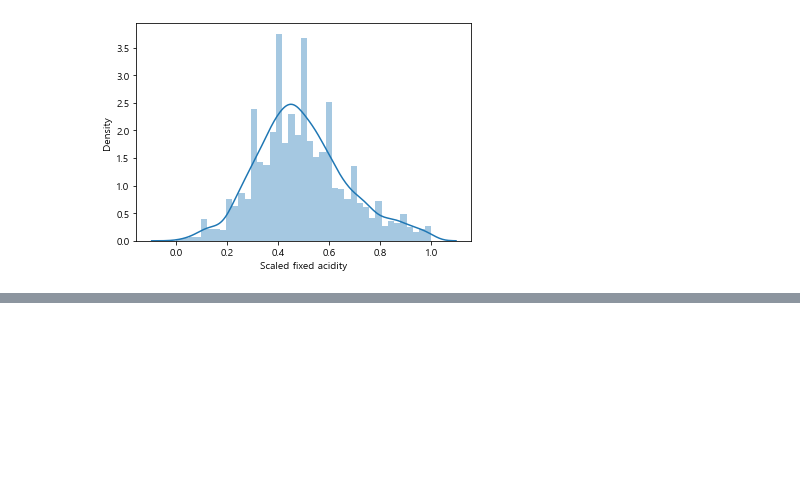
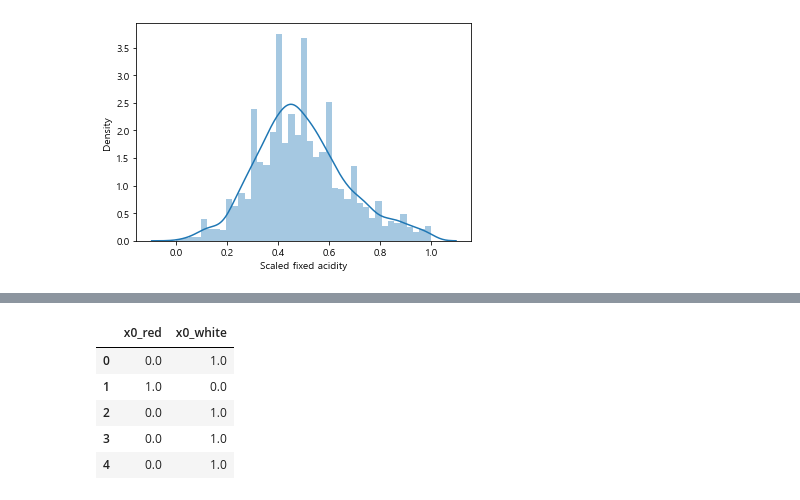
Before and after one commit to eunbin777/StudyAboutML, a Jupyter notebook: DACON_101/와인품질분류Lv1.ipynb, the cells around one changed output, grey strips where cells are left out. Drawn from its saved outputs; the diff is of its cells as text; code cells hidden in the pictures; blank space fills up the shorter version.

```diff
--- a/DACON_101/와인품질분류Lv1.ipynb
+++ b/DACON_101/와인품질분류Lv1.ipynb
@@ -286,0 +322,10 @@ sns.distplot(train2['Scaled fixed acidity'])
+# %%
+onehot.columns = encoder.get_feature_names()
+onehot.head()
+# %% [output]
+|  | x0_red | x0_white |
+| 0 | 0.0 | 1.0 |
+| 1 | 1.0 | 0.0 |
+| 2 | 0.0 | 1.0 |
+| 3 | 0.0 | 1.0 |
+| 4 | 0.0 | 1.0 |
```
Also changed, not shown: parts of 8 cells of this notebook.
